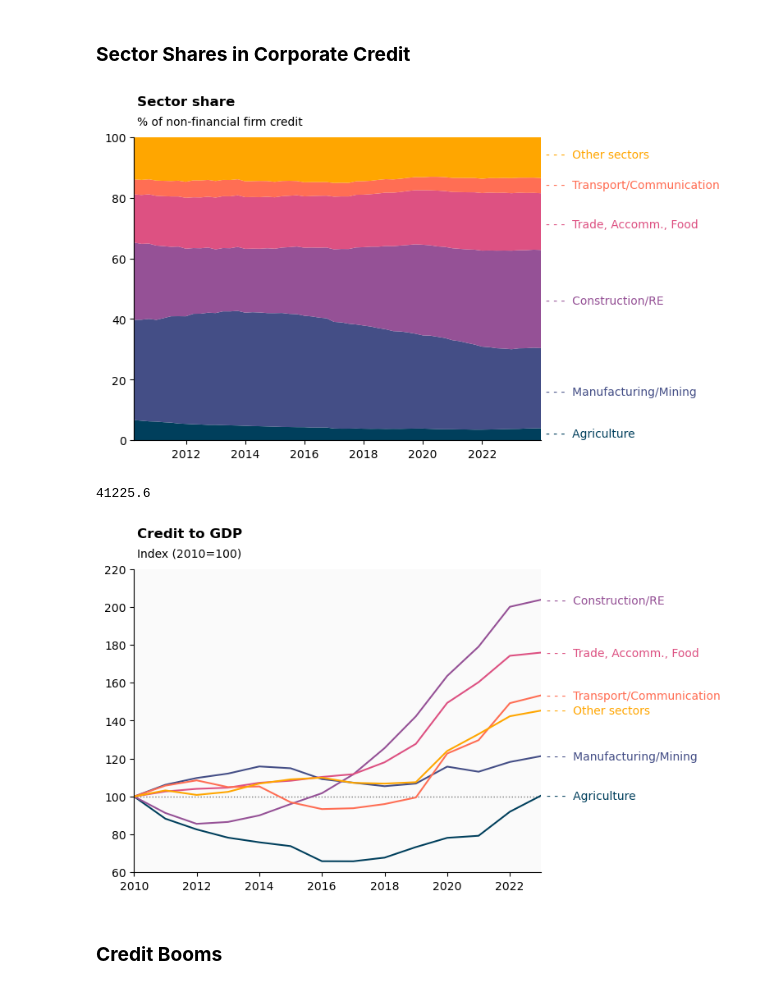
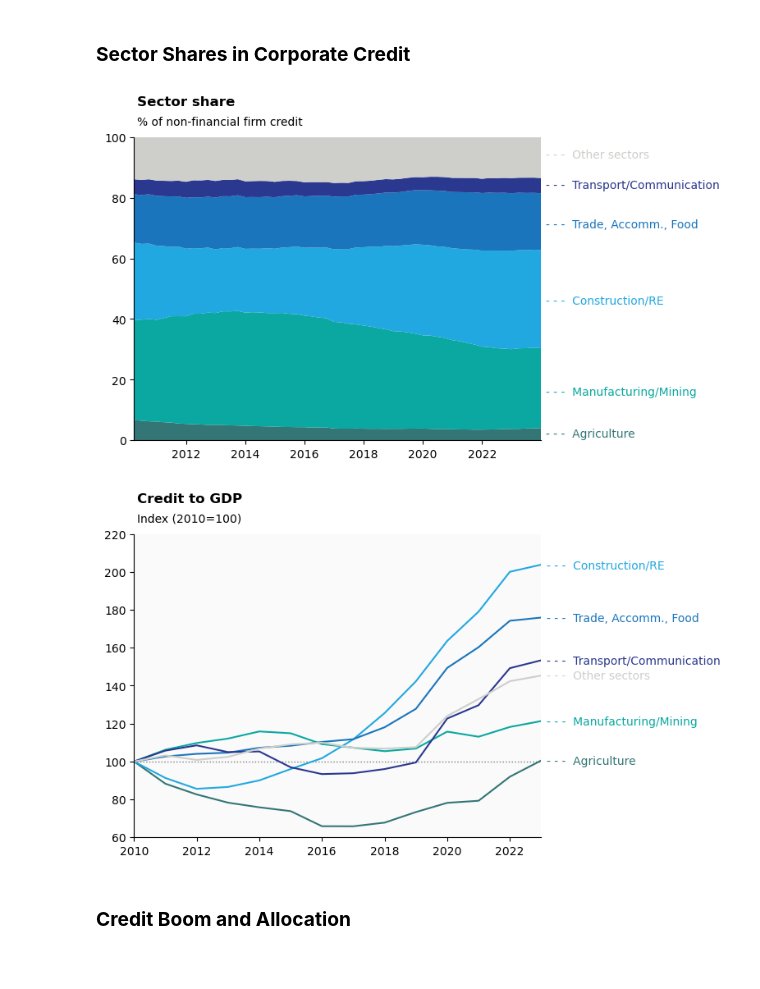
Before and after one commit to zogvc/credit-misallocation-and-business-cycle, a Jupyter notebook: figures.ipynb, the cells around one changed output. Cells and saved outputs as stored; diff of their text form; code cells hidden in the pictures.

```diff
--- a/figures.ipynb
+++ b/figures.ipynb
@@ -23,13 +23,7 @@ gdp = gdp.T
 gdp.index = pd.to_datetime(gdp.index)
 # %%
 # Color Pallettes
-Chicago20 = '#141F52'
-Chicago30 = '#1F2E7A'
-Chicago45 = '#2E45B8'
-Chicago55 = '#475ED1'
-Chicago90 = '#D6DBF5'
-Chicago95 = '#EBEDFA'
-LA85 = '#E1DFD0'
+colors = ['#347576', '#0AA8A1', '#00A1DE', '#22A8E0', '#1B75BC', '#2B388F', '#000000', '#6C6F70', '#CECFCB']
 # %% [markdown]
 ### **Firm Credit to GDP**
 # %%
@@ -61,0 +61,29 @@ fig.savefig('./figures/firm_credit_to_gdp.png')
+# %%
+fig, ax = plt.subplots()
+
+y = [10, 50, 96]
+i = ['Bonds', 'Loans', 'Government loans']
+c = [colors[5], colors[2], 'gray']
+
+ax.stackplot(cs.index,
+             cs.T * 100,
+             labels=['Bonds', 'Loans', 'Government loans'],
+             colors=[colors[5], colors[2], colors[8]])
+
+# ax.set_title('Firm Credit to GDP (in %)', loc='left', pad=10)
+# ax.legend(loc='upper left', framealpha=0)
+ax.set_ylim([0, 100])
+ax.spines['top'].set_visible(False)
+ax.spines['right'].set_visible(False)
+ax.set(xmargin=0, ymargin=0)
+ax.set_facecolor('#FAFAFA')
+
+# Add titles
+fig.text(x=0.13, y=0.96, s='Share of Firm Credit', size='large', weight='semibold') # title
+fig.text(x=0.13, y=0.91, s='% in non-financial firm credit', size='medium', weight='medium') # subtitle
+
+# Add labels
+for idx in range(3):
+    ax.text(x=pd.to_datetime('2024-03-01'), y=y[idx], s='- - -  '+i[idx], color=c[idx])
+
+plt.show()
@@ -68,31 +100,31 @@ ifc_share = ifc.apply(share, axis=1) * 100
 # %%
 fig, ax = plt.subplots()
 
 # styles
 y = [1, 15, 45, 70, 83, 93]
 i = ['Agriculture', 'Manufacturing/Mining', 'Construction/RE', 'Trade, Accomm., Food', 'Transport/Communication', 'Other sectors']
-c = ['#003f5c', '#444e86', '#955196', '#dd5182', '#ff6e54', '#ffa600']
+c = [colors[0], colors[1], colors[3], colors[4], colors[5], colors[8]]
 
 ax.stackplot(ifc_share.index,
              ifc_share.T,
              labels=['Agriculture', 'Manufacturing/Mining', 'Construction/RE', 'Trade, Accomm., Food', 'Transport/Communication', 'Other sectors'],
              colors=c)
 
 #ax.set_title('Sector share (% of nonfinancial firm credit)', loc='left', pad=10)
 ax.set_ylim([0, 100])
 ax.spines['top'].set_visible(False)
 ax.spines['right'].set_visible(False)
 ax.set(xmargin=0, ymargin=0)
 ax.set_facecolor('#FAFAFA')
 
 # Add titles
 fig.text(x=0.13, y=0.96, s='Sector share', size='large', weight='semibold') # title
 fig.text(x=0.13, y=0.91, s='% of non-financial firm credit', size='medium', weight='medium') # subtitle
 
 # Add labels
 for idx in range(6):
     ax.text(x=pd.to_datetime('2024-03-01'), y=y[idx], s='- - -  '+i[idx], color=c[idx])
 
 plt.show()
 # %% [output]
-[figure, old version]
+[figure, new version]
@@ -101,4 +137,0 @@ ifc_annual = ifc.iloc[3::4, :]
-# %%
-ifc_annual.agr.iloc[0]
-# %% [output]
-41225.6
@@ -114,7 +141,7 @@ fig, ax = plt.subplots()
 # styles
 y = [100.530421, 121.316233, 203.824322, 175.919726, 153.383208, 145.339754]
 i = ['Agriculture', 'Manufacturing/Mining', 'Construction/RE', 'Trade, Accomm., Food', 'Transport/Communication', 'Other sectors']
-c = ['#003f5c', '#444e86', '#955196', '#dd5182', '#ff6e54', '#ffa600']
+c = [colors[0], colors[1], colors[3], colors[4], colors[5], colors[8]]
 
 ax.axhline(100, ls=':', color='k', lw=1, alpha=0.5)
 for j in range(6):
@@ -138,6 +165,4 @@ for idx in range(6):
 
 plt.show()
 # %% [output]
-[figure, old version]
+[figure, new version]
-# %% [markdown]
-### **Credit Booms**
@@ -143,0 +171,2 @@ plt.show()
+# %% [markdown]
+### **Credit Boom and Allocation**
```
Also changed, not shown: parts of 18 cells of this notebook, 2 other files.
